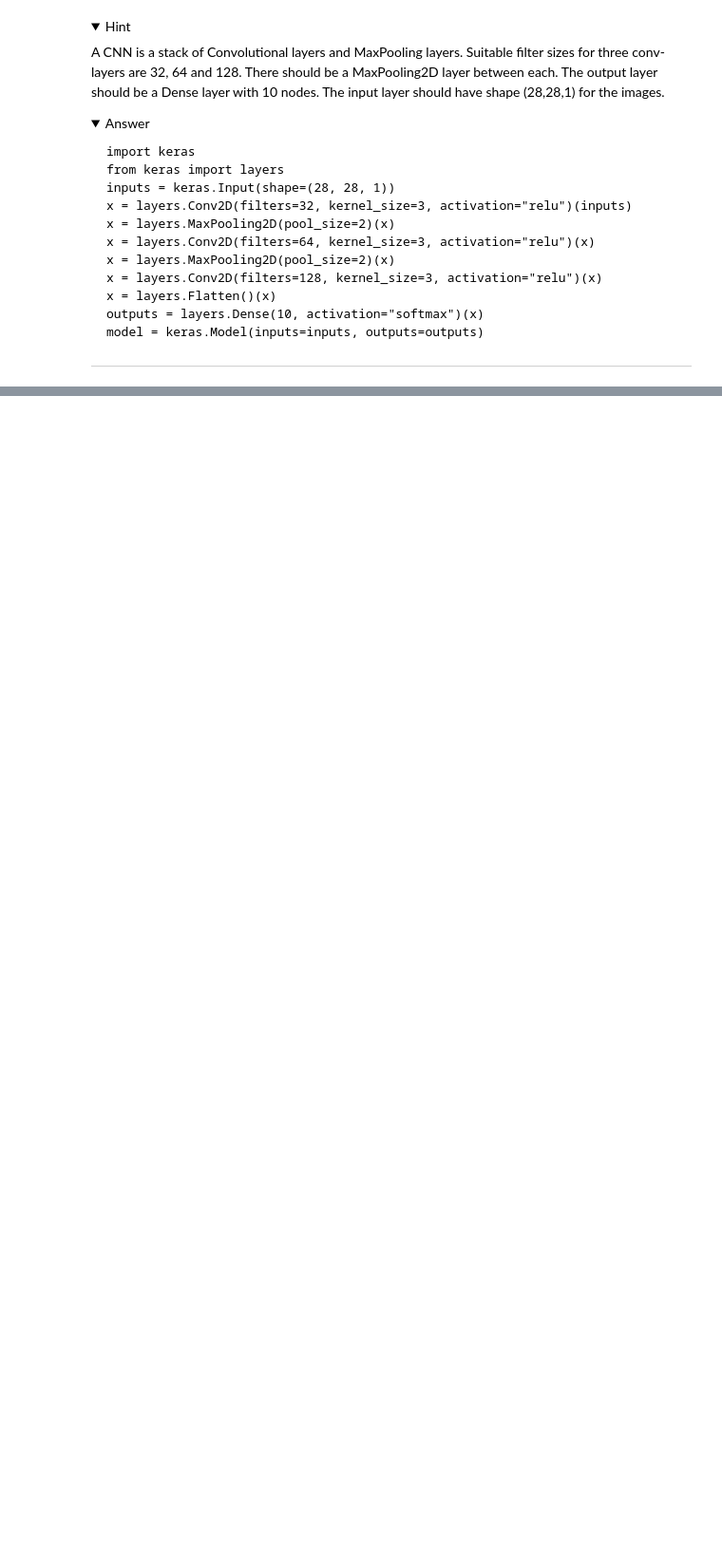
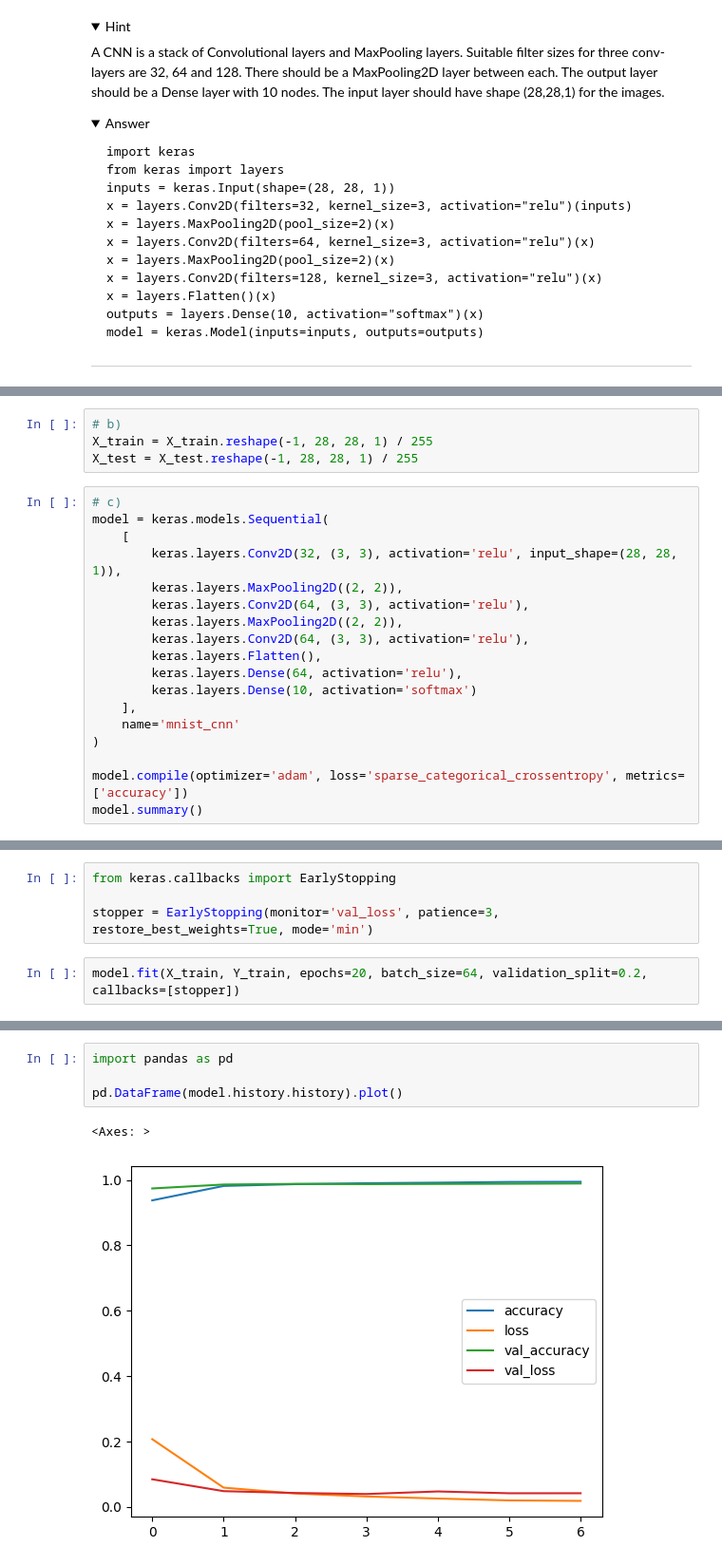
Before and after one commit to nabil0n/DeepLearning, a Jupyter notebook: exercises/E2-CNN.ipynb, the cells around one changed output, grey strips where cells are left out. Shown at 95% size. Cells and saved outputs as stored; diff of their text form; folded sections open; blank space fills up the shorter version.

```diff
--- a/exercises/E2-CNN.ipynb
+++ b/exercises/E2-CNN.ipynb
@@ -45,0 +60,22 @@ model = keras.Model(inputs=inputs, outputs=outputs)
+# %%
+# b)
+X_train = X_train.reshape(-1, 28, 28, 1) / 255
+X_test = X_test.reshape(-1, 28, 28, 1) / 255
+# %%
+# c)
+model = keras.models.Sequential(
+    [
+        keras.layers.Conv2D(32, (3, 3), activation='relu', input_shape=(28, 28, 1)),
+        keras.layers.MaxPooling2D((2, 2)),
+        keras.layers.Conv2D(64, (3, 3), activation='relu'),
+        keras.layers.MaxPooling2D((2, 2)),
+        keras.layers.Conv2D(64, (3, 3), activation='relu'),
+        keras.layers.Flatten(),
+        keras.layers.Dense(64, activation='relu'),
+        keras.layers.Dense(10, activation='softmax')
+    ],
+    name='mnist_cnn'
+)
+
+model.compile(optimizer='adam', loss='sparse_categorical_crossentropy', metrics=['accuracy'])
+model.summary()
@@ -45,0 +106,6 @@ model = keras.Model(inputs=inputs, outputs=outputs)
+# %%
+from keras.callbacks import EarlyStopping
+
+stopper = EarlyStopping(monitor='val_loss', patience=3, restore_best_weights=True, mode='min')
+# %%
+model.fit(X_train, Y_train, epochs=20, batch_size=64, validation_split=0.2, callbacks=[stopper])
@@ -45,0 +128,7 @@ model = keras.Model(inputs=inputs, outputs=outputs)
+# %%
+import pandas as pd
+
+pd.DataFrame(model.history.history).plot()
+# %% [output]
+<Axes: >
+[figure, added]
```
Also changed, not shown: parts of 9 cells of this notebook, 2 other files.
